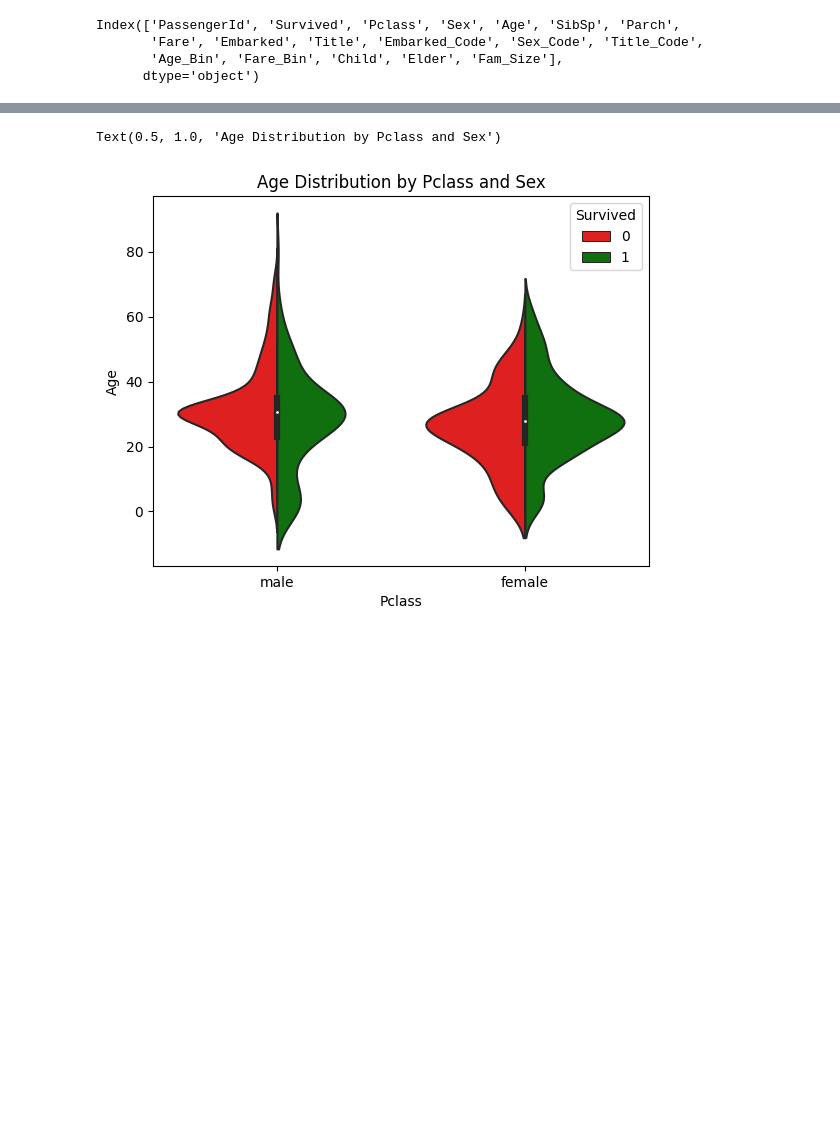
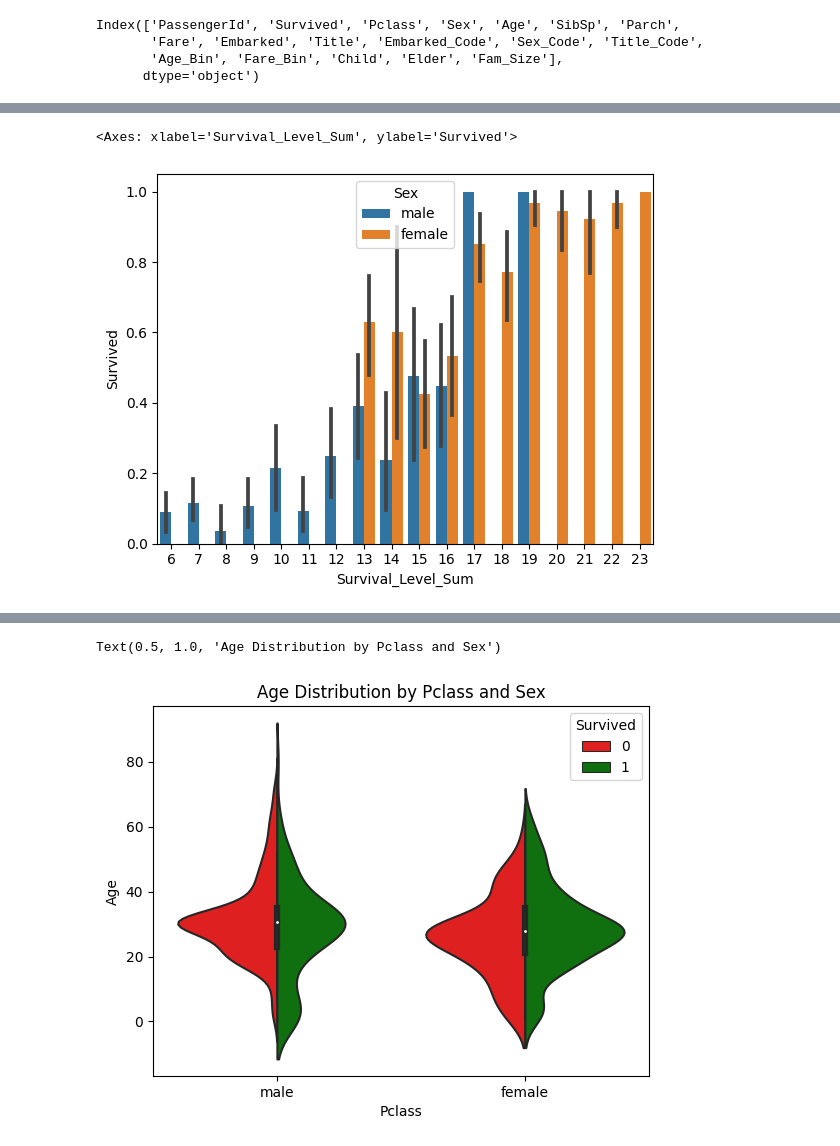
Before and after one commit to mredshaw/AI_BUS, a Jupyter notebook: AI_BUS A2.ipynb, the cells around one changed output, grey strips where cells are left out. Drawn from its saved outputs; the diff is of its cells as text; code cells hidden in the pictures; blank space fills up the shorter version.

```diff
--- a/AI_BUS A2.ipynb
+++ b/AI_BUS A2.ipynb
@@ -473,0 +475,5 @@ plt.show()
+# %%
+sns.barplot(data=df, x='Survival_Level_Sum', y='Survived',hue='Sex')
+# %% [output]
+<Axes: xlabel='Survival_Level_Sum', ylabel='Survived'>
+[figure, added]
```
Also changed, not shown: parts of 25 cells of this notebook.
